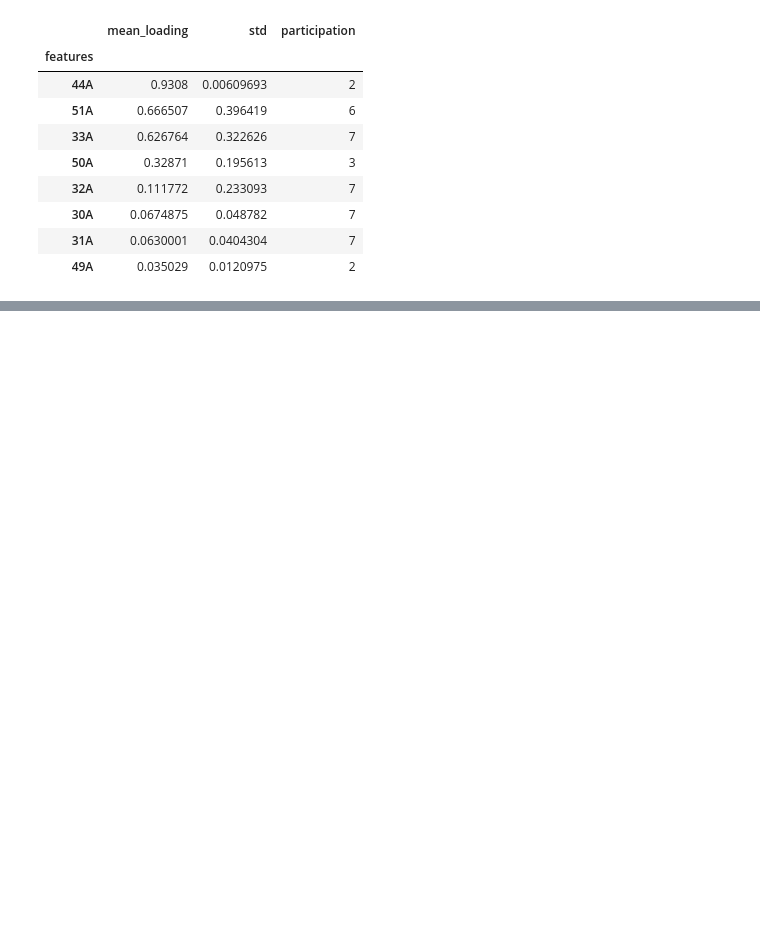
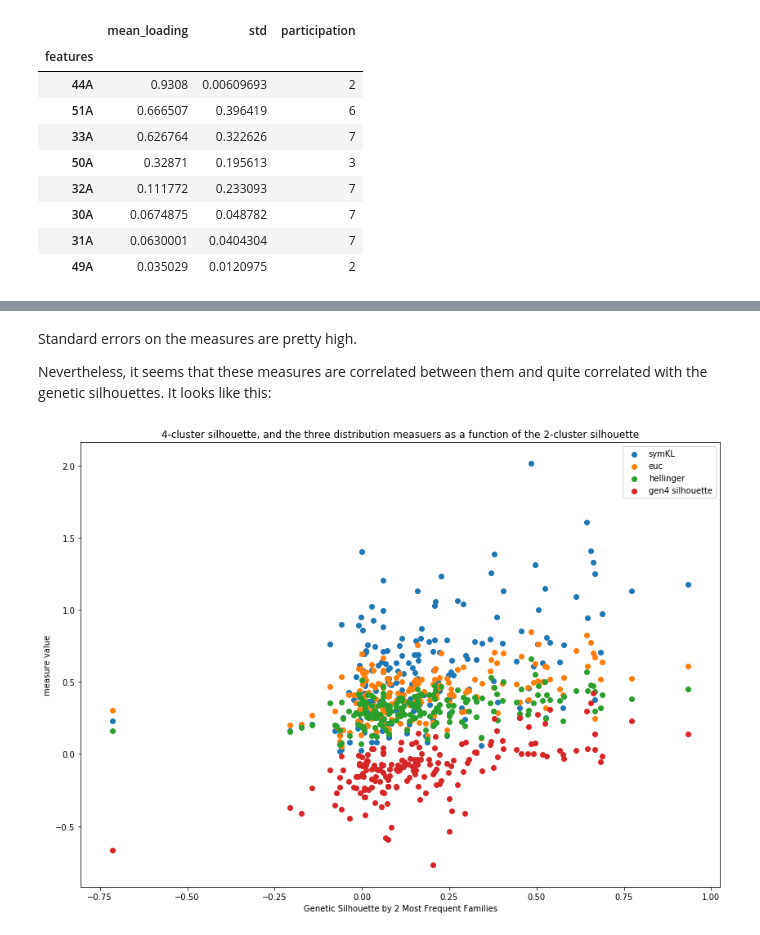
Before and after one commit to ilay32/wals-project, a Jupyter notebook: single-feature.ipynb, the cells around one changed output, grey strips where cells are left out. Drawn from its saved outputs; the diff is of its cells as text; code cells hidden in the pictures; blank space fills up the shorter version.

```diff
--- a/single-feature.ipynb
+++ b/single-feature.ipynb
@@ -148,3 +145,0 @@ MCA lands the category centers more squarely on the axes, separating "None" from
-# %%
-g.mode = 'mca'
-g.plot_multifam()
@@ -259,0 +263,7 @@ stats[:5]
+# %%
+for i,r in stats.iterrows():
+    g = SingleCol(i)
+    kls = g.KLs()
+    for measure,average in kls.mean().iteritems():
+        stats.loc[i,measure] = average
+stats[:5]
@@ -259,0 +289,16 @@ stats[:5]
+# %% [markdown]
+Standard errors on the measures are pretty high.
+
+Nevertheless, it seems that these measures are correlated between them and quite correlated with the genetic silhouettes. It looks like this:
+# %%
+s = stats[['gen2 silhouette','gen4 silhouette','symKL','euc','hellinger']]
+fig,ax = plt.subplots(figsize=(14,10))
+for m in ['symKL','euc','hellinger','gen4 silhouette']:
+    ax.scatter(x=stats['gen2 silhouette'],y=stats[m])
+ax.set_title('4-cluster silhouette, and the three distribution measuers as a function of the 2-cluster silhouette')
+ax.set_xlabel('Genetic Silhouette by 2 Most Frequent Families')
+ax.set_ylabel('measure value')
+plt.legend()
+plt.show()
+# %% [output]
+[figure, added]
```
Also changed, not shown: parts of 50 cells of this notebook, 1 other file.
